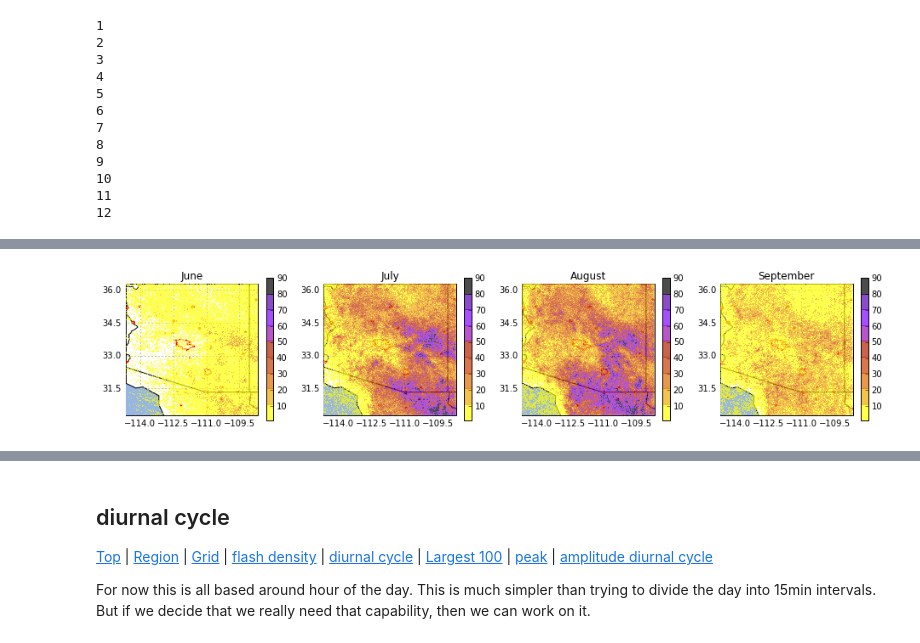
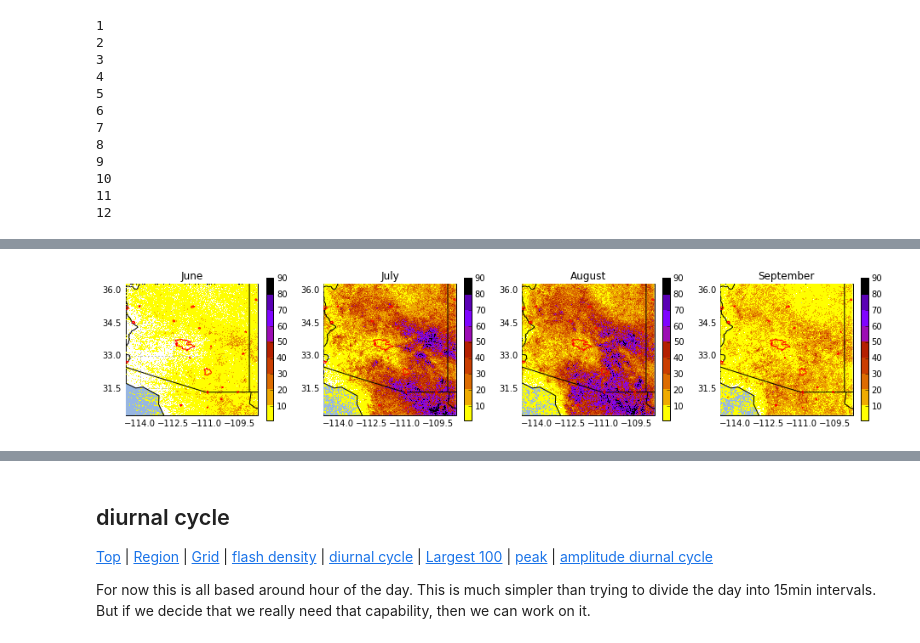
Before and after one commit to jsignell/lightning-tools, a Jupyter notebook: Regional Climatology.ipynb, the cells around one changed output, grey strips where cells are left out. Drawn from its saved outputs; the diff is of its cells as text; code cells hidden in the pictures.

```diff
--- a/Regional Climatology.ipynb
+++ b/Regional Climatology.ipynb
@@ -95,7 +98,7 @@ Once you have initiated a Region, there are a bunch of options available.
 MMDC_grid = {}
 MMFC_grid = {}
 for m in range(1,13):
-    ds = c.get_ds(m=m, grid=True)
+    ds = c.get_ds(m=m)
     print m
     c.to_DC_grid(ds)
     ds.close()
@@ -114,3 +117,14 @@ for m in range(1,13):
 10
 11
 12
+# %%
+FC = np.sum(MMFC_grid.values(), axis=(0))
+
+#annually averaged rate of occurrence of lightning
+mean_annual_FD = FC/float(2016-1991)
+
+plt.figure(figsize=(10,8))
+im, ax = c.plot_grid(mean_annual_FD, cmap=cmap, cbar=True, zorder=5, vmin=1, vmax=15, alpha=.7)
+pre_shaded(ax, fname='/home/jsignell/data/SR_50M/SR_50M.tif')
+urban(ax, edgecolor='white', linewidth=2)
+ax.set_extent([c.gridx.min(), c.gridx.max(), c.gridy.min(), c.gridy.max()])
@@ -117,11 +133,11 @@ for m in range(1,13):
 # %%
 plt.figure(figsize=(16, 3))
 n=1
 for m in [6,7,8,9]:
     ax = background(plt.subplot(1, 4, n, projection=ccrs.PlateCarree()))
     ax = urban(ax)
-    c.plot_grid(MMFC_grid[m], cmap=cmap, vmin=1, vmax=90, cbar=True, ax=ax, zorder=10, alpha=.7)
+    c.plot_grid(MMFC_grid[m], cmap=cmap, vmin=1, vmax=90, cbar=True, ax=ax, zorder=5)
     ax.set_title(months[m])
     n+=1
 # %% [output]
-[figure, old version]
+[figure, new version]
```
Also changed, not shown: parts of 12 cells of this notebook, 1 other file.
